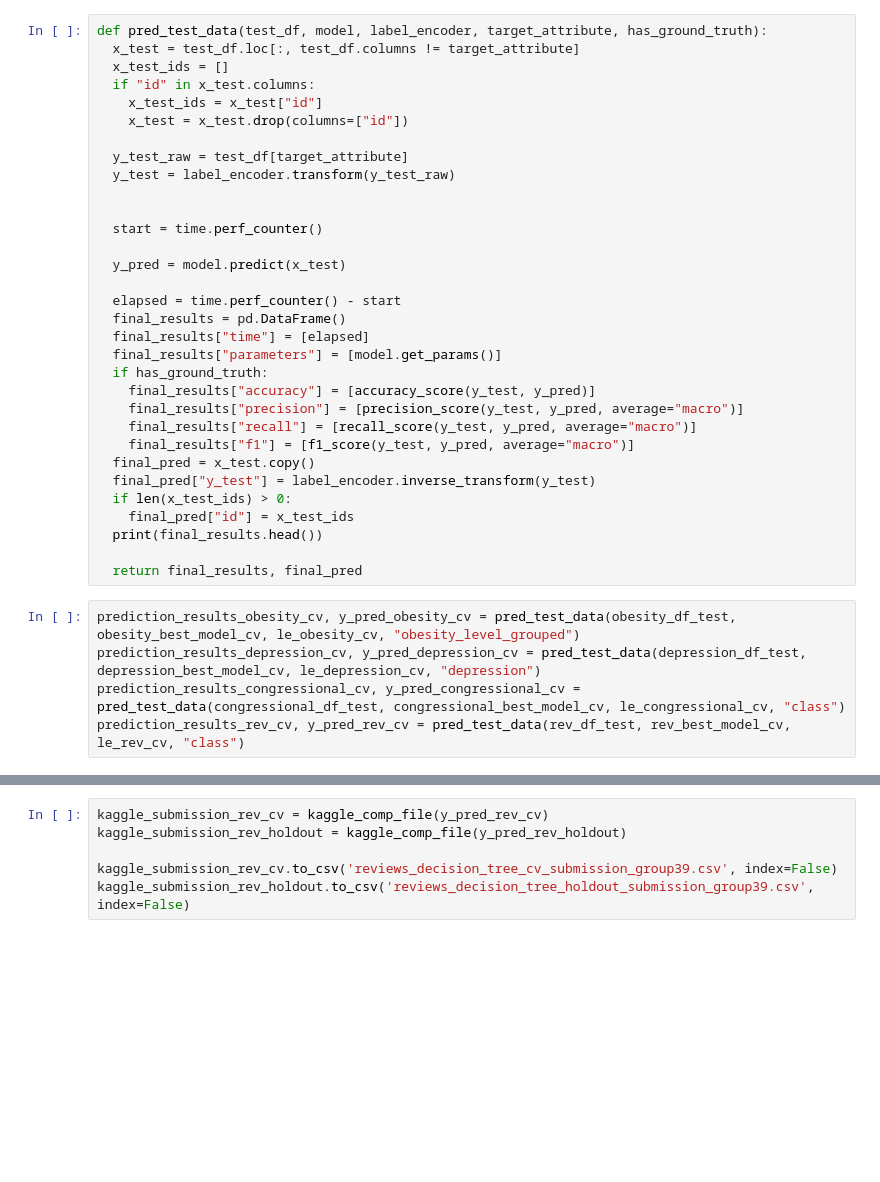
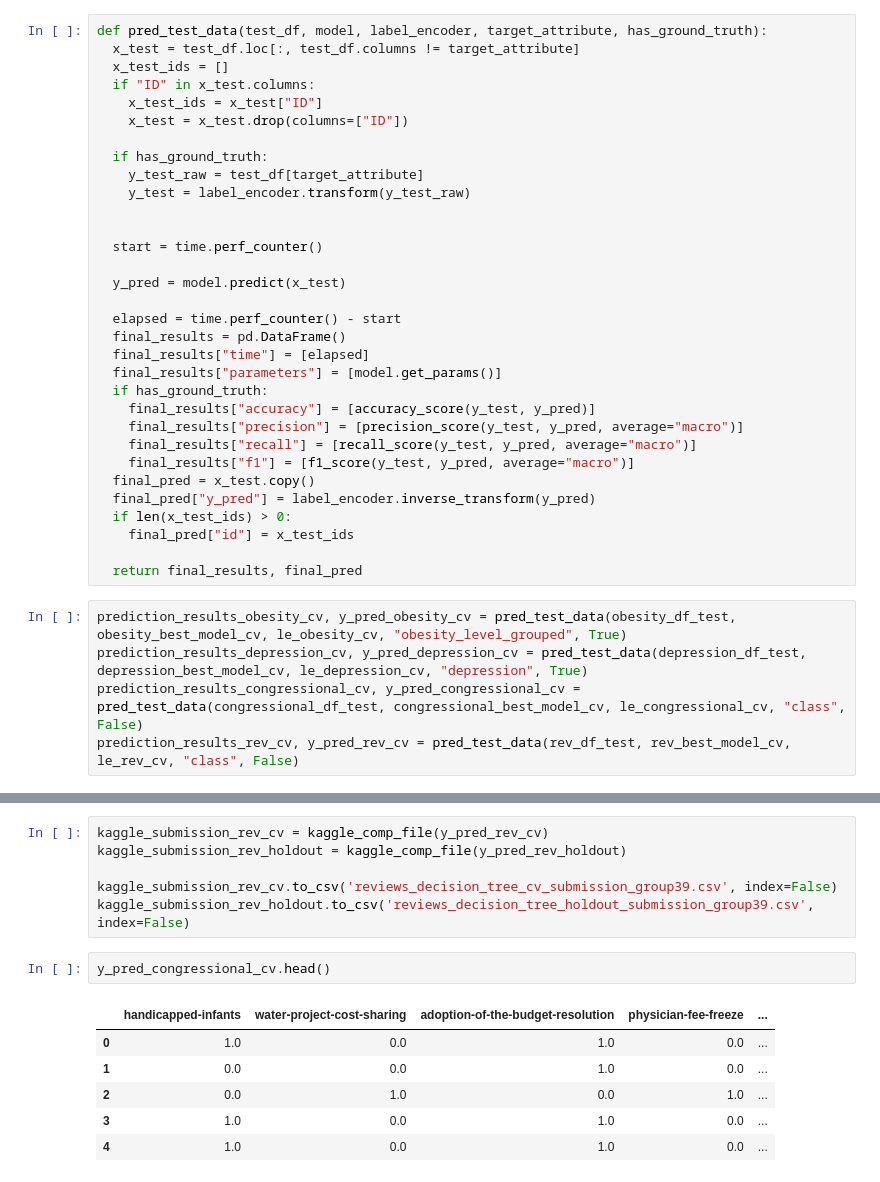
Before and after one commit to Esaiasson/Machine_learning_WS_2025, a Jupyter notebook: A1/decision_tree.ipynb, the cells around one changed output, grey strips where cells are left out. Drawn from its saved outputs; the diff is of its cells as text; blank space fills up the shorter version.

```diff
--- a/A1/decision_tree.ipynb
+++ b/A1/decision_tree.ipynb
@@ -301,12 +287,13 @@ processed_results_rev_holdout.head()
 def pred_test_data(test_df, model, label_encoder, target_attribute, has_ground_truth):
   x_test = test_df.loc[:, test_df.columns != target_attribute]
   x_test_ids = []
-  if "id" in x_test.columns:
-    x_test_ids = x_test["id"]
-    x_test = x_test.drop(columns=["id"])
+  if "ID" in x_test.columns:
+    x_test_ids = x_test["ID"]
+    x_test = x_test.drop(columns=["ID"])
 
-  y_test_raw = test_df[target_attribute]
-  y_test = label_encoder.transform(y_test_raw)
+  if has_ground_truth:
+    y_test_raw = test_df[target_attribute]
+    y_test = label_encoder.transform(y_test_raw)
 
 
   start = time.perf_counter()
@@ -323,14 +310,13 @@ def pred_test_data(test_df, model, label_encoder, target_attribute, has_ground_t
     final_results["recall"] = [recall_score(y_test, y_pred, average="macro")]
     final_results["f1"] = [f1_score(y_test, y_pred, average="macro")]
   final_pred = x_test.copy()
-  final_pred["y_test"] = label_encoder.inverse_transform(y_test)
+  final_pred["y_pred"] = label_encoder.inverse_transform(y_pred)
   if len(x_test_ids) > 0:
     final_pred["id"] = x_test_ids
-  print(final_results.head())
 
   return final_results, final_pred
 # %%
-prediction_results_obesity_cv, y_pred_obesity_cv = pred_test_data(obesity_df_test, obesity_best_model_cv, le_obesity_cv, "obesity_level_grouped")
-prediction_results_depression_cv, y_pred_depression_cv = pred_test_data(depression_df_test, depression_best_model_cv, le_depression_cv, "depression")
-prediction_results_congressional_cv, y_pred_congressional_cv = pred_test_data(congressional_df_test, congressional_best_model_cv, le_congressional_cv, "class")
-prediction_results_rev_cv, y_pred_rev_cv = pred_test_data(rev_df_test, rev_best_model_cv, le_rev_cv, "class")
+prediction_results_obesity_cv, y_pred_obesity_cv = pred_test_data(obesity_df_test, obesity_best_model_cv, le_obesity_cv, "obesity_level_grouped", True)
+prediction_results_depression_cv, y_pred_depression_cv = pred_test_data(depression_df_test, depression_best_model_cv, le_depression_cv, "depression", True)
+prediction_results_congressional_cv, y_pred_congressional_cv = pred_test_data(congressional_df_test, congressional_best_model_cv, le_congressional_cv, "class", False)
+prediction_results_rev_cv, y_pred_rev_cv = pred_test_data(rev_df_test, rev_best_model_cv, le_rev_cv, "class", False)
@@ -383,3 +361,12 @@ kaggle_submission_rev_holdout = kaggle_comp_file(y_pred_rev_holdout)
 
 kaggle_submission_rev_cv.to_csv('reviews_decision_tree_cv_submission_group39.csv', index=False)
 kaggle_submission_rev_holdout.to_csv('reviews_decision_tree_holdout_submission_group39.csv', index=False)
+# %%
+y_pred_congressional_cv.head()
+# %% [output]
+|  | handicapped-infants | water-project-cost-sharing | adoption-of-the-budget-resolution | physician-fee-freeze | ... |
+| 0 | 1.0 | 0.0 | 1.0 | 0.0 | ... |
+| 1 | 0.0 | 0.0 | 1.0 | 0.0 | ... |
+| 2 | 0.0 | 1.0 | 0.0 | 1.0 | ... |
+| 3 | 1.0 | 0.0 | 1.0 | 0.0 | ... |
+| 4 | 1.0 | 0.0 | 1.0 | 0.0 | ... |
```
Also changed, not shown: parts of 16 cells of this notebook.
